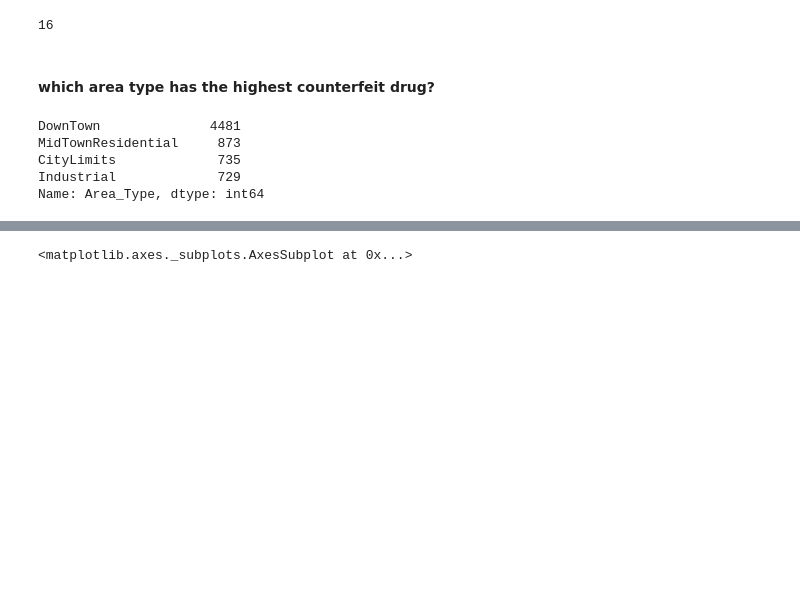
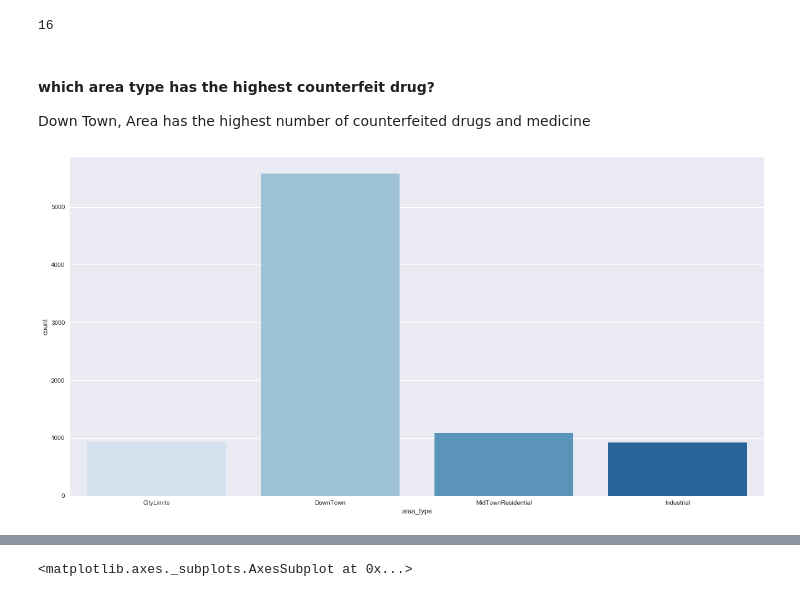
Before and after one commit to ajakaiye33/Data_Science_Proj, a Jupyter notebook: data_science_cap/project1_wip.ipynb, the cells around one changed output, grey strips where cells are left out. Cells and saved outputs as stored; diff of their text form; code cells hidden in the pictures; blank space fills up the shorter version.

```diff
--- a/data_science_cap/project1_wip.ipynb
+++ b/data_science_cap/project1_wip.ipynb
@@ -46,6 +49,9 @@ from sklearn.ensemble import RandomForestRegressor
 from sklearn.neighbors import KNeighborsRegressor
 from sklearn.naive_bayes import GaussianNB
 from sklearn.ensemble import GradientBoostingRegressor
+# %%
+plt.rcParams['figure.figsize'] = (20.0, 10.0)
+#plt.rcParams.update({'font.size':25})
 # %% [markdown]
 ## Load Data
 # %%
@@ -196,12 +202,14 @@ train_data['Medicine_Type'].nunique()
 16
 # %% [markdown]
 #### which area type has the highest counterfeit drug?
+Down Town, Area has the highest number of counterfeited drugs and medicine
 # %%
 #which area type has the highest counterfeit drug
-train_data['Area_Type'].value_counts()
+
+# train_data['Area_Type'].value_counts().plot(kind = 'bar')
+# plt.xlabel('Area Type')
+# plt.ylabel('count')
+# plt.title('Counterfeit Drug Area Type Count');
+sns.countplot(x ='area_type', data=all_data, palette='Blues');
 # %% [output]
-DownTown              4481
-MidTownResidential     873
-CityLimits             735
-Industrial             729
-Name: Area_Type, dtype: int64
+[figure, added]
```
Also changed, not shown: parts of 8 cells of this notebook.
